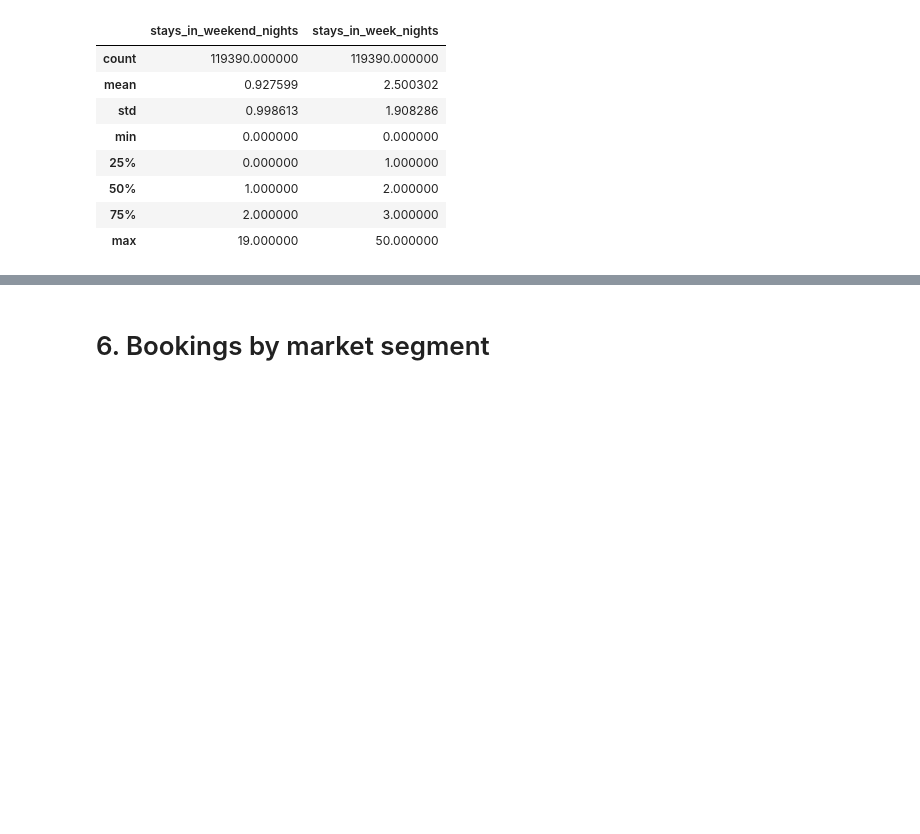
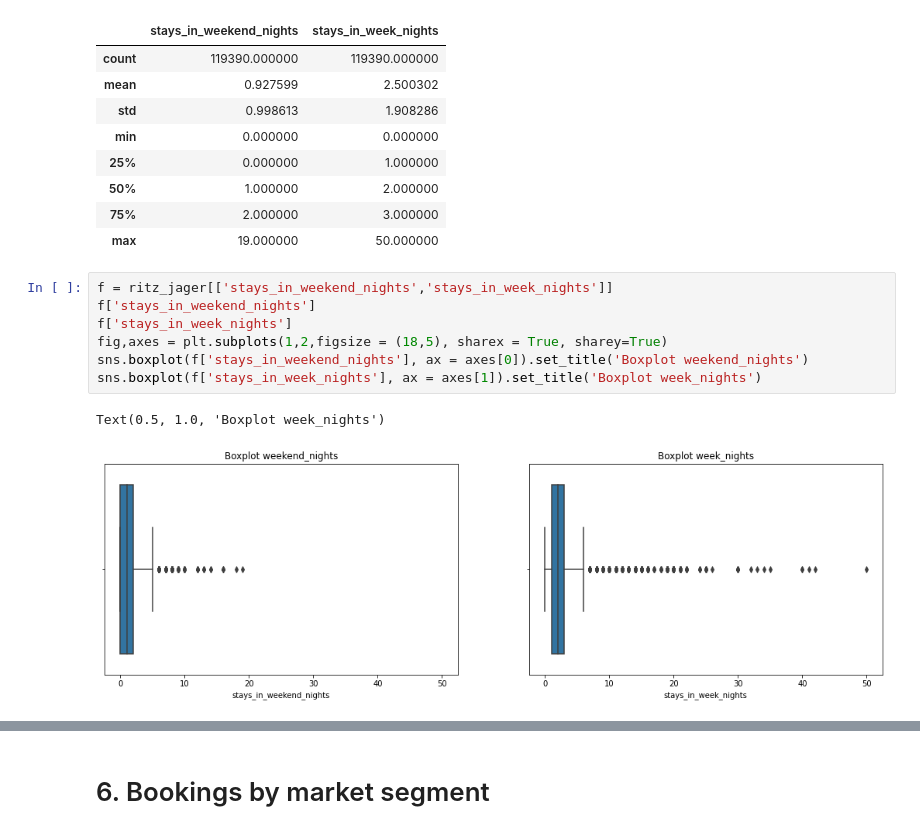
Before and after one commit to ronnyfahrudin/IYKRA-FELLOWSHIP-Data-Science, a Jupyter notebook: Data Analysis/Data Analysis week 3.ipynb, the cells around one changed output, grey strips where cells are left out. Cells and saved outputs as stored; diff of their text form; blank space fills up the shorter version.

```diff
--- a/Data Analysis/Data Analysis week 3.ipynb
+++ b/Data Analysis/Data Analysis week 3.ipynb
@@ -395,3 +403,13 @@ ritz_jager[['stays_in_weekend_nights','stays_in_week_nights']].describe()
 | 50% | 1.000000 | 2.000000 |
 | 75% | 2.000000 | 3.000000 |
 | max | 19.000000 | 50.000000 |
+# %%
+f = ritz_jager[['stays_in_weekend_nights','stays_in_week_nights']]
+f['stays_in_weekend_nights']
+f['stays_in_week_nights']
+fig,axes = plt.subplots(1,2,figsize = (18,5), sharex = True, sharey=True)
+sns.boxplot(f['stays_in_weekend_nights'], ax = axes[0]).set_title('Boxplot weekend_nights')
+sns.boxplot(f['stays_in_week_nights'], ax = axes[1]).set_title('Boxplot week_nights')
+# %% [output]
+Text(0.5, 1.0, 'Boxplot week_nights')
+[figure, added]
```
Also changed, not shown: parts of 9 cells of this notebook.
